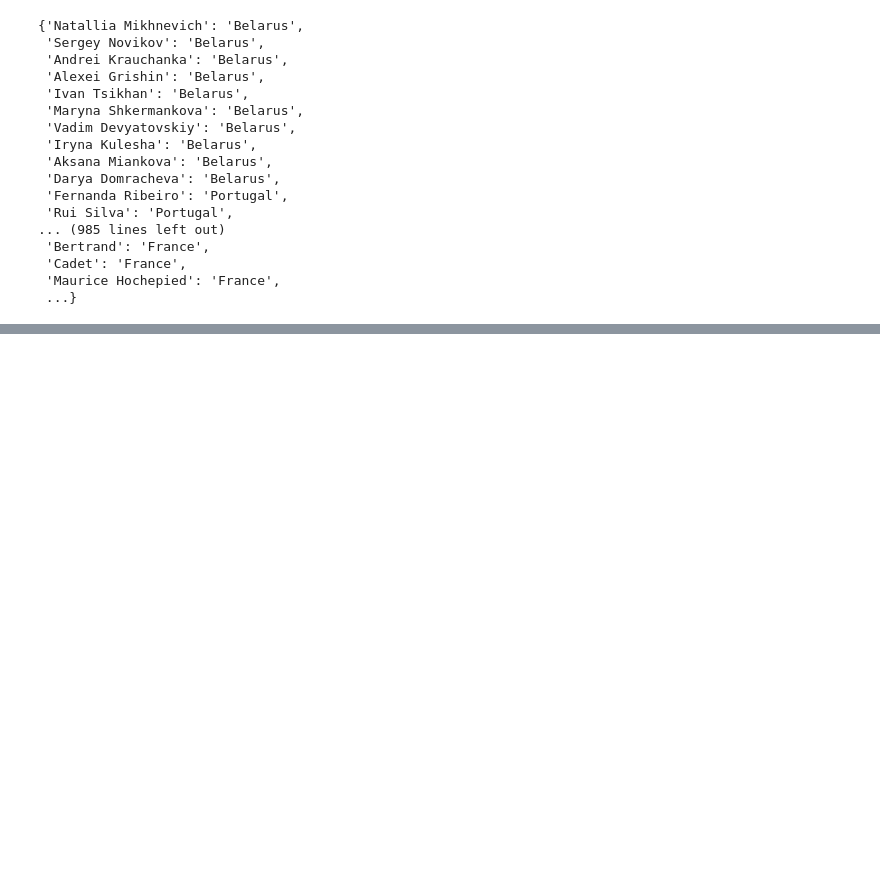
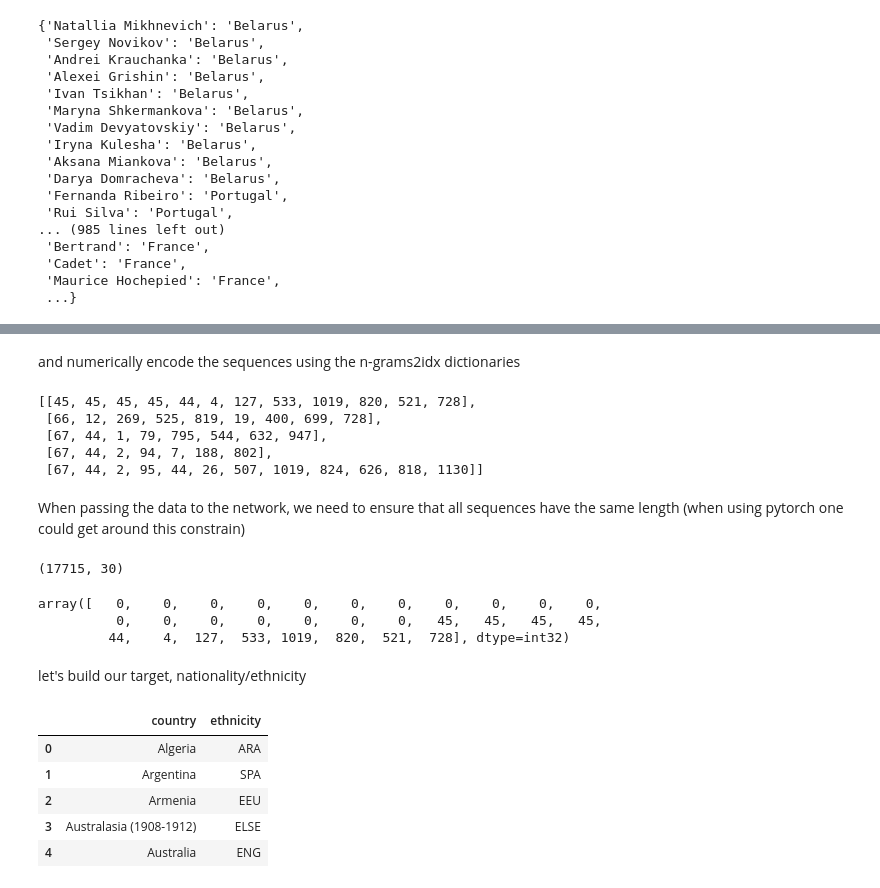
Before and after one commit to jrzaurin/workshop_milan18, a Jupyter notebook: name_classification/name_classification_rnn.ipynb, the cells around one changed output, grey strips where cells are left out. Saved outputs shown, nothing was run; the diff lists cells and outputs as text; code cells hidden in the pictures; blank space fills up the shorter version.

```diff
--- a/name_classification/Step01_preprocess_names.ipynb
+++ b/name_classification/name_classification_rnn.ipynb
@@ -115,0 +227,42 @@ pickle.dump(dict(trigram2idx), open(os.path.join(data_dir,'trigram2idx.p'), 'wb'
+# %% [markdown]
+and numerically encode the sequences using the n-grams2idx dictionaries
+# %%
+unig_seq = [list(unigram2idx[gram] for gram in name)
+            for name in unig_corpus]
+bigr_seq = [list(bigram2idx[gram] for gram in name)
+            for name in bigr_corpus]
+trig_seq = [list(trigram2idx[gram] for gram in name)
+            for name in trig_corpus]
+bigr_seq[:5]
+# %% [output]
+[[45, 45, 45, 45, 44, 4, 127, 533, 1019, 820, 521, 728],
+ [66, 12, 269, 525, 819, 19, 400, 699, 728],
+ [67, 44, 1, 79, 795, 544, 632, 947],
+ [67, 44, 2, 94, 7, 188, 802],
+ [67, 44, 2, 95, 44, 26, 507, 1019, 824, 626, 818, 1130]]
+# %% [markdown]
+When passing the data to the network, we need to ensure that all sequences have the same length (when using pytorch one could get around this constrain)
+# %%
+MAX_SEQUENCE_LENGTH = 30
+unig_X = np.vstack(pad_sequences(unig_seq, MAX_SEQUENCE_LENGTH))
+bigr_X = np.vstack(pad_sequences(bigr_seq, MAX_SEQUENCE_LENGTH))
+trig_X = np.vstack(pad_sequences(trig_seq, MAX_SEQUENCE_LENGTH))
+print(bigr_X.shape)
+bigr_X[0, :]
+# %% [output]
+(17715, 30)
+array([   0,    0,    0,    0,    0,    0,    0,    0,    0,    0,    0,
+          0,    0,    0,    0,    0,    0,    0,   45,   45,   45,   45,
+         44,    4,  127,  533, 1019,  820,  521,  728], dtype=int32)
+# %% [markdown]
+let's build our target, nationality/ethnicity
+# %%
+country2ethnicity = pd.read_csv('data/country2ethnicity.txt', header=None, names=['country', 'ethnicity'])
+country2ethnicity.head()
+# %% [output]
+|  | country | ethnicity |
+| 0 | Algeria | ARA |
+| 1 | Argentina | SPA |
+| 2 | Armenia | EEU |
+| 3 | Australasia (1908-1912) | ELSE |
+| 4 | Australia | ENG |
```
Also changed, not shown: parts of 37 cells of this notebook, 1 other file.
